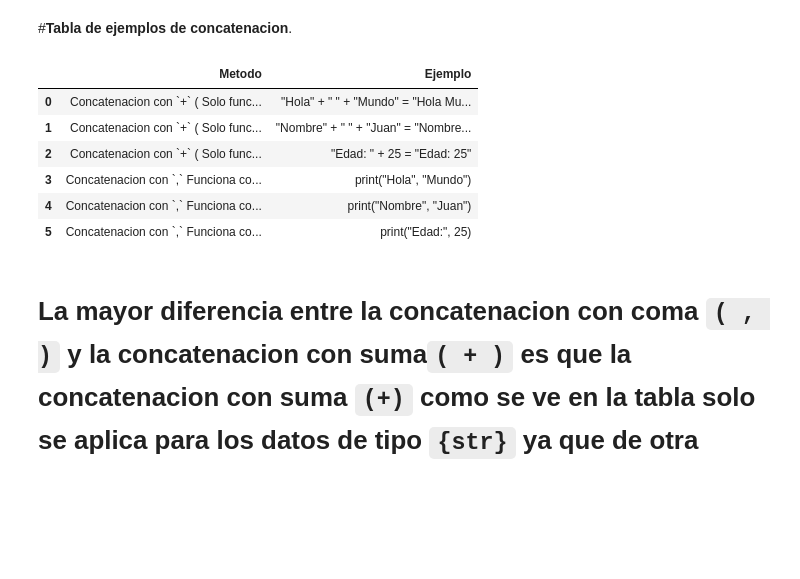
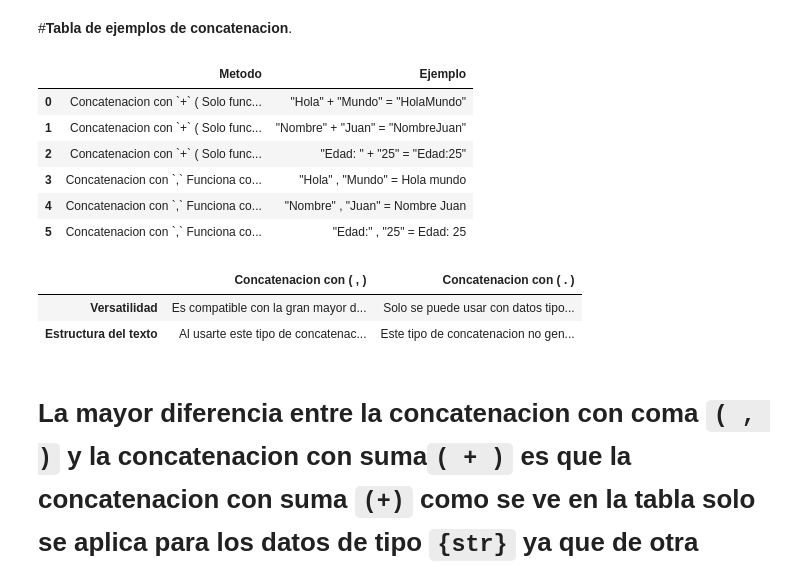
Before and after one commit to ElCbolla/CursoDeProgramacionPython, a Jupyter notebook: (3)Módulo_1_Operadores_De_texto.ipynb, the cells around one changed output. Drawn from its saved outputs; the diff is of its cells as text; code cells hidden in the pictures; blank space fills up the shorter version.

```diff
--- a/(3)Módulo_1_Operadores_De_texto.ipynb
+++ b/(3)Módulo_1_Operadores_De_texto.ipynb
@@ -107,33 +131,44 @@ True a
 # %%
 import pandas as pd
 
 data = {
     "Metodo": [
         "Concatenacion con `+` ( Solo funciona con datos de tipo {str})." , "Concatenacion con `+` ( Solo funciona con datos de tipo {str}).", "Concatenacion con `+` ( Solo funciona con datos de tipo {str}).",
         "Concatenacion con `,` Funciona con datos de casi todos los tipos.", "Concatenacion con `,` Funciona con datos de casi todos los tipos.", "Concatenacion con `,` Funciona con datos de casi todos los tipos."
     ],
     "Ejemplo": [
-        '"Hola" + " " + "Mundo" = "Hola Mundo"',
-        '"Nombre" + " " + "Juan" = "Nombre Juan"',
-        '"Edad: " + 25 = "Edad: 25"',
-        'print("Hola", "Mundo")',
-        'print("Nombre", "Juan")',
-        'print("Edad:", 25)'
+        '"Hola" + "Mundo" = "HolaMundo"',
+        '"Nombre" + "Juan" = "NombreJuan"',
+        '"Edad: " + "25" = "Edad:25"',
+        '"Hola" , "Mundo" = Hola mundo',
+        '"Nombre" , "Juan" = Nombre Juan',
+        '"Edad:" , "25" = Edad: 25'
     ]
 }
 
 
 df = pd.DataFrame(data)
 
 df
 # %% [output]
 |  | Metodo | Ejemplo |
-| 0 | Concatenacion con `+` ( Solo func... | "Hola" + " " + "Mundo" = "Hola Mu... |
-| 1 | Concatenacion con `+` ( Solo func... | "Nombre" + " " + "Juan" = "Nombre... |
-| 2 | Concatenacion con `+` ( Solo func... | "Edad: " + 25 = "Edad: 25" |
-| 3 | Concatenacion con `,` Funciona co... | print("Hola", "Mundo") |
-| 4 | Concatenacion con `,` Funciona co... | print("Nombre", "Juan") |
-| 5 | Concatenacion con `,` Funciona co... | print("Edad:", 25) |
+| 0 | Concatenacion con `+` ( Solo func... | "Hola" + "Mundo" = "HolaMundo" |
+| 1 | Concatenacion con `+` ( Solo func... | "Nombre" + "Juan" = "NombreJuan" |
+| 2 | Concatenacion con `+` ( Solo func... | "Edad: " + "25" = "Edad:25" |
+| 3 | Concatenacion con `,` Funciona co... | "Hola" , "Mundo" = Hola mundo |
+| 4 | Concatenacion con `,` Funciona co... | "Nombre" , "Juan" = Nombre Juan |
+| 5 | Concatenacion con `,` Funciona co... | "Edad:" , "25" = Edad: 25 |
+# %%
+data = {"Concatenacion con ( , ) " : ["Es compatible con la gran mayor de tipos de datos.","Al usarte este tipo de concatenacion no es necesario agregar espacios ya que se ponen automaticamente."],
+        "Concatenacion con ( . )" : ["Solo se puede usar con datos tipo {str}(Texto)","Este tipo de concatenacion no genera espacios entre los elementos asi que en la salida nunca habran espacios."]}
+
+df = pd.DataFrame(data,index=["Versatilidad","Estructura del texto"])
+
+df
+# %% [output]
+|  | Concatenacion con ( , ) | Concatenacion con ( . ) |
+| Versatilidad | Es compatible con la gran mayor d... | Solo se puede usar con datos tipo... |
+| Estructura del texto | Al usarte este tipo de concatenac... | Este tipo de concatenacion no gen... |
 # %% [markdown]
 # La mayor diferencia entre la concatenacion con coma `( , )` y la concatenacion con suma`( + )` es que la concatenacion con suma `(+)` como se ve en la tabla solo se aplica para los datos de tipo `{str}` ya que de otra manera te devolvera la suma de esos dos valores y no los datos concatenados.
 # %% [markdown]
```
Also changed, not shown: parts of 2 cells of this notebook.
